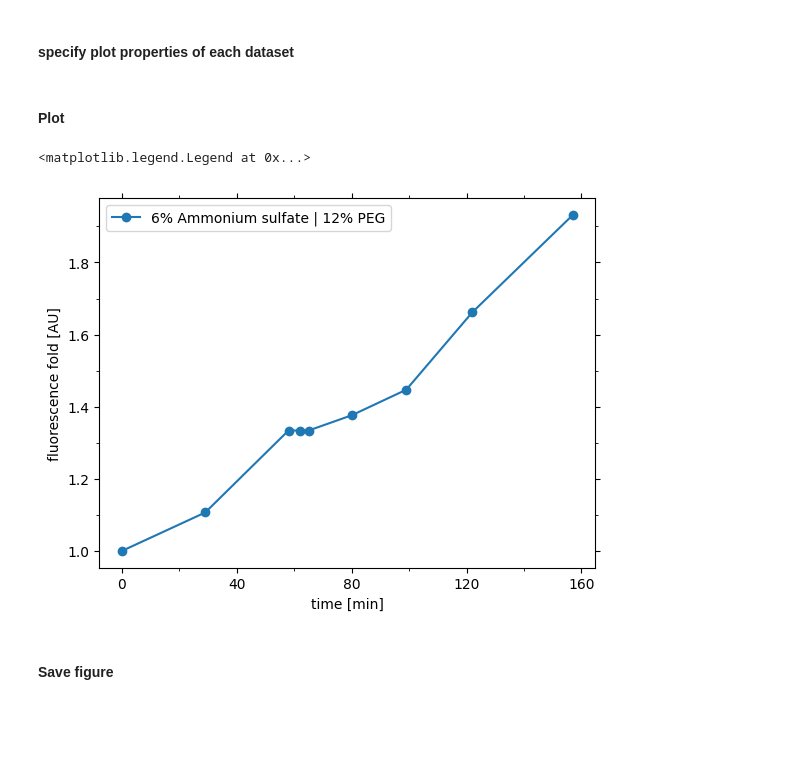
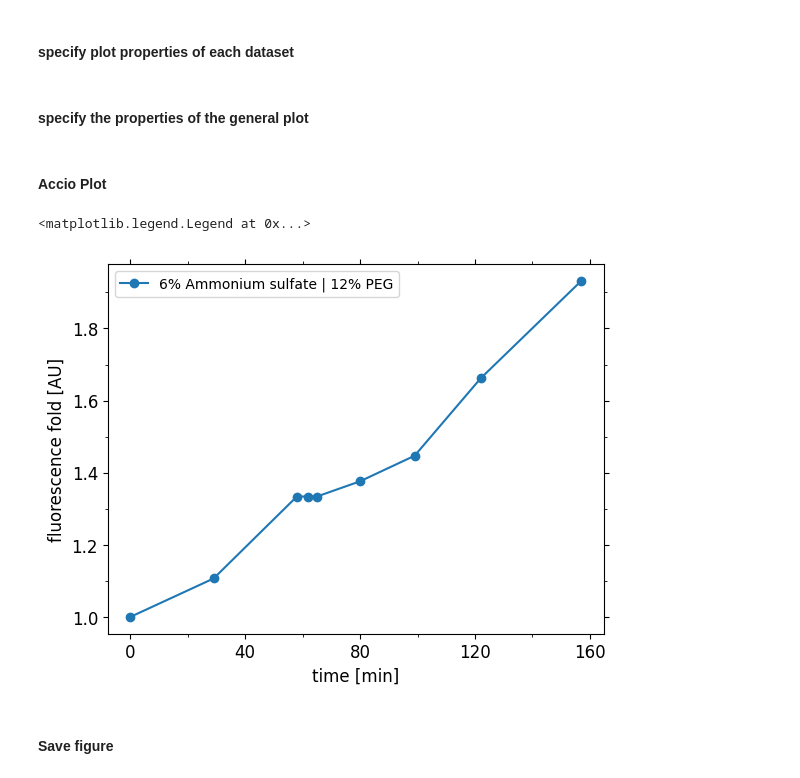
Before and after one commit to cfsb618/Harry-Plotter, a Jupyter notebook: wand.ipynb, the cells around one changed output. Saved outputs shown, nothing was run; the diff lists cells and outputs as text; code cells hidden in the pictures; blank space fills up the shorter version.

```diff
--- a/wand.ipynb
+++ b/wand.ipynb
@@ -67,7 +69,7 @@ spells.ydata[n]["color"] = None  # "None" for default colors, alternative: hexco
 
 n += 1  # do not change
 # %% [markdown]
-#### Plot
+#### specify the properties of the general plot
 # %%
 # specify the properties of the general plot
 plot_properties = {
@@ -80,8 +82,11 @@ plot_properties = {
     "x-ticks" : 5,  # specify number of labeld major ticks on each axis, None is automode
     "y-ticks" : None,
     "x-minor" : 2,  # specify number of minor ticks between major ticks, 2 or 5 is best, None is automode
-    "y-minor" : 2
+    "y-minor" : 2,
+    "fontsizefactor" : 1.2
 }
+# %% [markdown]
+#### Accio Plot
 # %%
 hp = dp.Plotter(plot_properties)
 hp.set_limits()
@@ -89,30 +94,34 @@ hp.set_major_ticks()
 # %%
 # main plot; all in one
 fig = plt.figure()
 ax = fig.add_subplot(111)
 
 for data in spells.ydata:
     dataset = spells.ydata[data]
     ax.plot(dataset["xdata"], dataset["data"],
             marker = dataset["marker"], linestyle = dataset["linestyle"], color = dataset["color"], label = dataset["name"])
 
 ax.set_xlabel(hp.pp["xlabel"])
 ax.set_ylabel(hp.pp["ylabel"])
 ax.xaxis.set_ticks_position('both')
 ax.yaxis.set_ticks_position('both')
 if hp.pp["xtick_number"] is not None:
     ax.xaxis.set_major_locator(hp.pp["xtick_number"])
 if hp.pp["ytick_number"] is not None:
     ax.yaxis.set_major_locator(hp.pp["ytick_number"])
 if hp.pp["x-minor"] is not None:
     ax.xaxis.set_minor_locator(AutoMinorLocator(hp.pp["x-minor"]))
 if hp.pp["y-minor"] is not None:
     ax.yaxis.set_minor_locator(AutoMinorLocator(hp.pp["y-minor"]))
+ax.yaxis.label.set_size(10*hp.pp["fontsizefactor"])
+ax.xaxis.label.set_size(10*hp.pp["fontsizefactor"])
+ax.tick_params(axis="x", labelsize = 10*hp.pp["fontsizefactor"])
+ax.tick_params(axis="y", labelsize = 10*hp.pp["fontsizefactor"])
 
 ax.legend()
 # %% [output]
 <matplotlib.legend.Legend at 0x...>
-[figure, old version]
+[figure, new version]
 # %% [markdown]
 #### Save figure
 # %%
```
Also changed, not shown: parts of 13 cells of this notebook, 1 other file.
